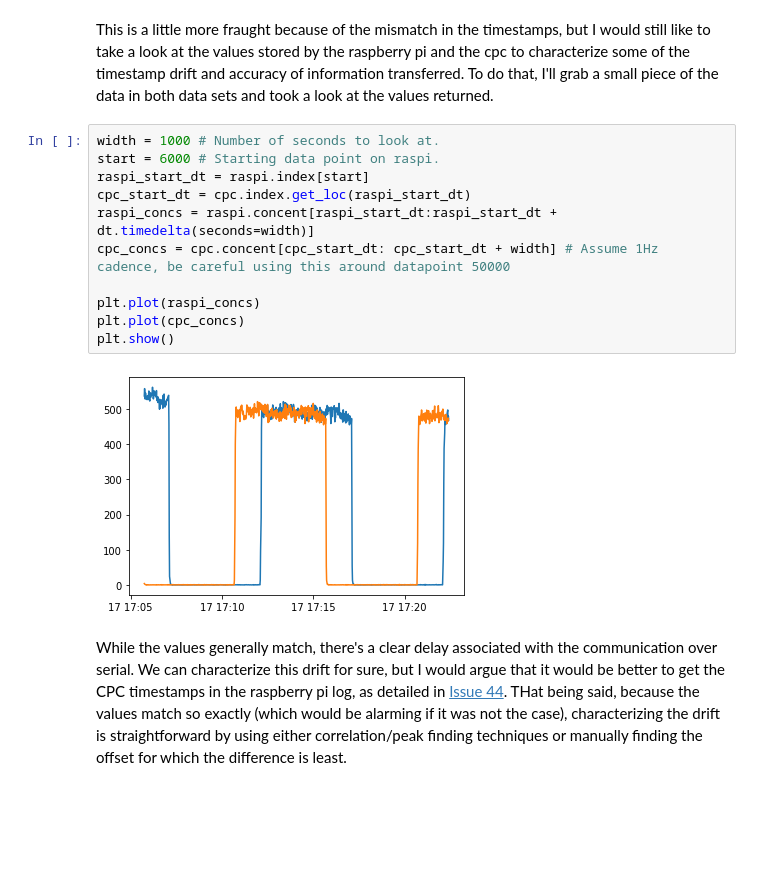
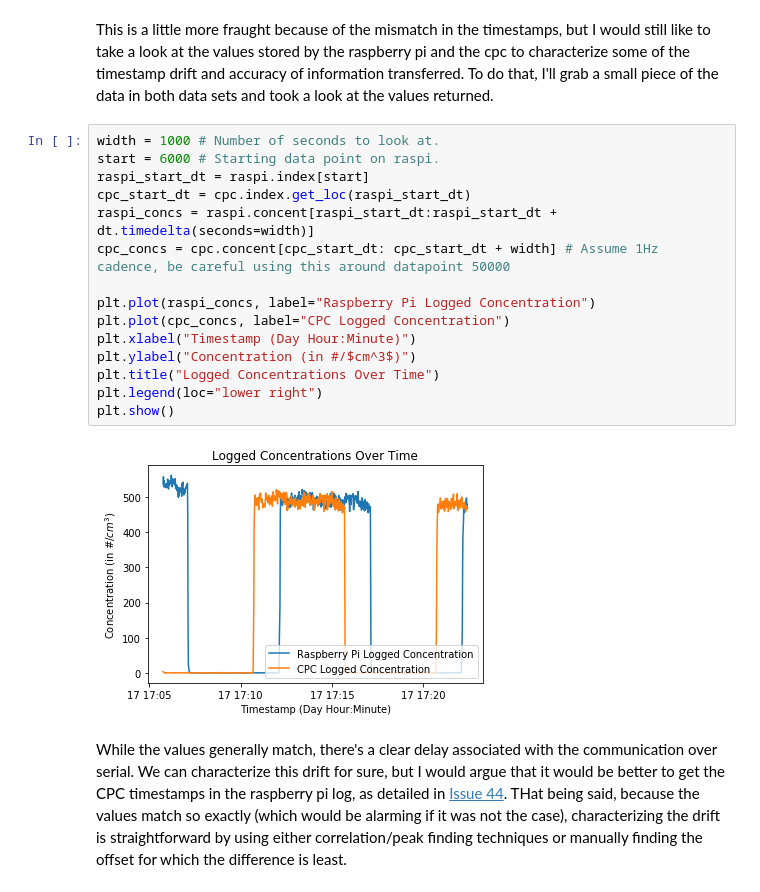
Before and after one commit to airpartners/logger-data-analysis, a Jupyter notebook: 2-2021-raspi-logging-experiment/logging-validation.ipynb, the cells around one changed output. Drawn from its saved outputs; the diff is of its cells as text; blank space fills up the shorter version.

```diff
--- a/2-2021-raspi-logging-experiment/logging-validation.ipynb
+++ b/2-2021-raspi-logging-experiment/logging-validation.ipynb
@@ -153,16 +156,20 @@ This is a little more fraught because of the mismatch in the timestamps, but I w
 # %%
 width = 1000 # Number of seconds to look at.
 start = 6000 # Starting data point on raspi.
 raspi_start_dt = raspi.index[start]
 cpc_start_dt = cpc.index.get_loc(raspi_start_dt)
 raspi_concs = raspi.concent[raspi_start_dt:raspi_start_dt + dt.timedelta(seconds=width)]
 cpc_concs = cpc.concent[cpc_start_dt: cpc_start_dt + width] # Assume 1Hz cadence, be careful using this around datapoint 50000
 
-plt.plot(raspi_concs)
-plt.plot(cpc_concs)
+plt.plot(raspi_concs, label="Raspberry Pi Logged Concentration")
+plt.plot(cpc_concs, label="CPC Logged Concentration")
+plt.xlabel("Timestamp (Day Hour:Minute)")
+plt.ylabel("Concentration (in #/$cm^3$)")
+plt.title("Logged Concentrations Over Time")
+plt.legend(loc="lower right")
 plt.show()
 # %% [output]
-[figure, old version]
+[figure, new version]
 # %% [markdown]
 While the values generally match, there's a clear delay associated with the communication over serial. We can characterize this drift for sure, but I would argue that it would be better to get the CPC timestamps in the raspberry pi log, as detailed in [Issue 44](https://github.com/airpartners/logger/issues/44). THat being said, because the values match so exactly (which would be alarming if it was not the case), characterizing the drift is straightforward by using either correlation/peak finding techniques or manually finding the offset for which the difference is least.
 # %% [markdown]
```
Also changed, not shown: parts of 1 cell of this notebook.
